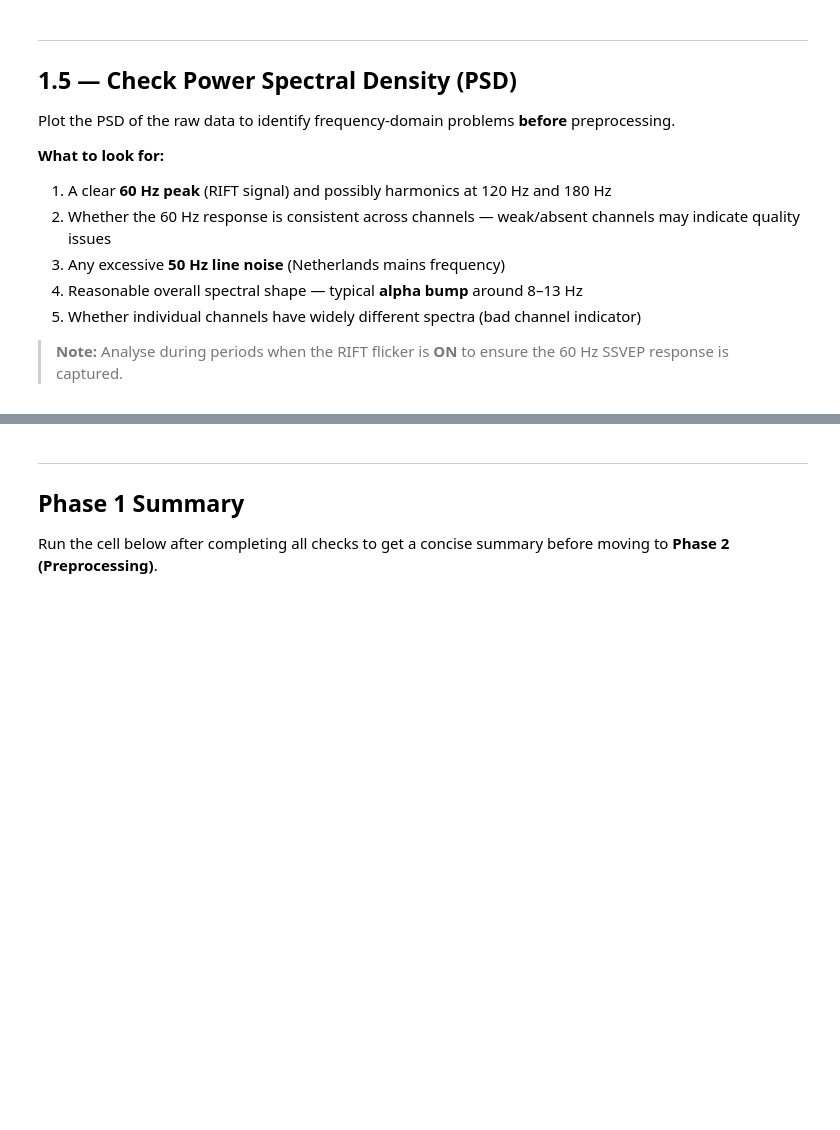
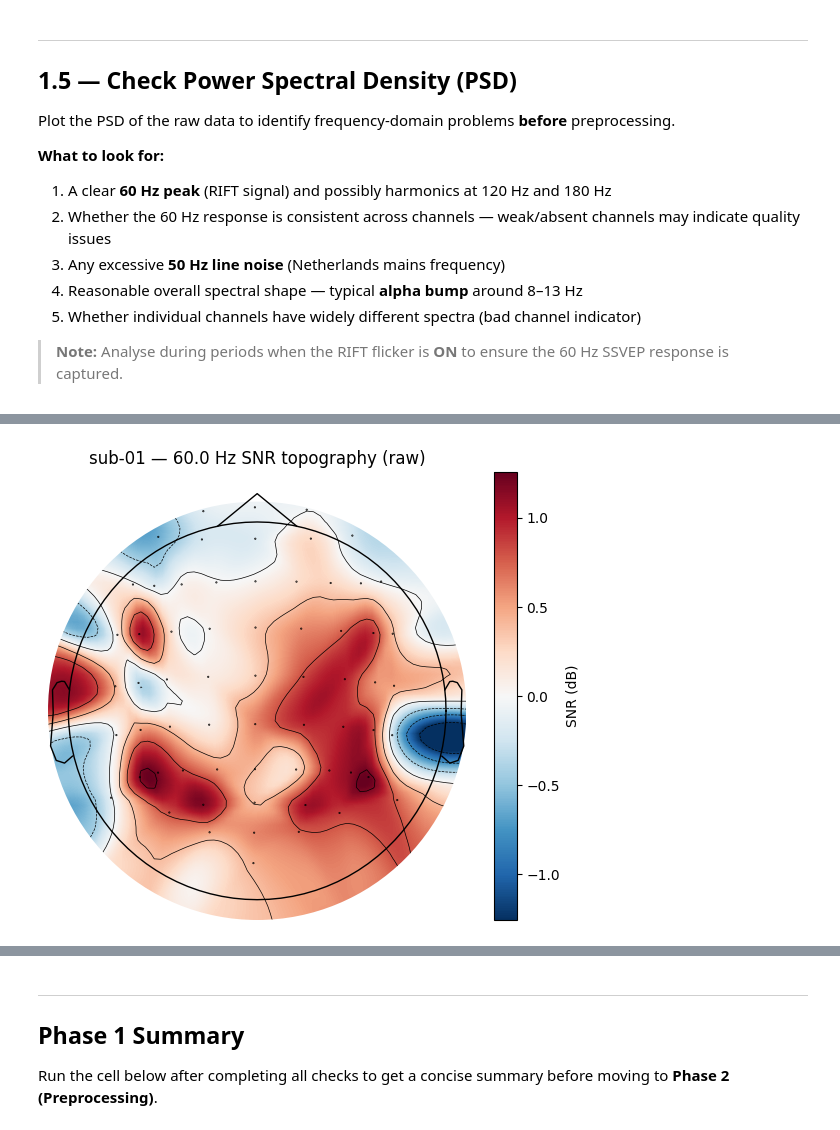
Before and after one commit to ChristosDalamarinis/RIFT-analysis, a Jupyter notebook: rift_analysis.ipynb, the cells around one changed output, grey strips where cells are left out. Drawn from its saved outputs; the diff is of its cells as text; code cells hidden in the pictures; blank space fills up the shorter version.

```diff
--- a/rift_analysis.ipynb
+++ b/rift_analysis.ipynb
@@ -126,7 +142,7 @@ print(f'\nAll {len(raw_dict)} subject(s) loaded.')
 # -- Select subject for inspection --------------------------------------------
 #! Change SUBJECT_IDX to inspect a different subject (0 = first, 1 = second, ...).
 
-SUBJECT_IDX = 2
+SUBJECT_IDX = 1
 
 SUBJECT_ID = subjects[SUBJECT_IDX]['subject_id']
 raw        = raw_dict[SUBJECT_ID]
@@ -201,21 +262,34 @@ re-referencing, and source localization.
 > or digitization file instead of `standard_1020`.
 # %%
 # Assign channel types
-#! Mastoids (EXG5, EXG6) are intentionally left as 'eeg' for re-referencing in Phase 2.
+#
+#! EOG (EXG1-4): labeled as 'eog' so MNE treats them correctly in ICA and artifact detection.
+#
+# UNUSED (EXG7-8): labeled as 'misc' to exclude them from all EEG operations.
+#
+#! MASTOIDS (EXG5-6): intentionally labeled as 'misc' here for two reasons:
+#   1. The standard_1020 montage has no positions for 'EXG5'/'EXG6' (it uses
+#      names like TP9/TP10). Leaving them as 'eeg' would create positionless
+#      EEG channels that silently get excluded from topomaps, making Phase 1
+#      inspection messier than it needs to be.
+#   2. In Phase 1 we are only inspecting — we do not need them in the EEG pool yet.
+#      Keeping them as 'misc' cleanly separates them from the 64 scalp channels
+#      for all Phase 1 checks (raw plots, PSD, topomaps, SNR).
+#
+#! In Phase 2, before re-referencing, they will be reassigned to 'eeg' with
+# set_channel_types() so MNE can use them as the linked-mastoid reference,
+# and then dropped from the data after the reference is applied.
+
 ch_type_map = {}
-ch_type_map.update({ch: 'eog'  for ch in EOG_CHANNELS    if ch in raw.ch_names})
-ch_type_map.update({ch: 'misc' for ch in UNUSED_CHANNELS if ch in raw.ch_names})
+ch_type_map.update({ch: 'eog'  for ch in EOG_CHANNELS     if ch in raw.ch_names})
+ch_type_map.update({ch: 'misc' for ch in MASTOID_CHANNELS if ch in raw.ch_names})
+ch_type_map.update({ch: 'misc' for ch in UNUSED_CHANNELS  if ch in raw.ch_names})
 
 raw.set_channel_types(ch_type_map)
 
 print('Channel types set:')
 for ch, t in ch_type_map.items():
     print(f'  {ch:8s}  ->  {t}')
-print('  EXG5, EXG6  ->  eeg  (mastoids, kept for re-referencing)')
-
-
-
-#`set_channel_types()` only changes the channels you explicitly pass to it.
-# Since `EXG5` and `EXG6` are not included in `ch_type_map`, MNE never receives an instruction to change them,
-# so they keep whatever type they were assigned when the `.bdf` was loaded —
-# which for all `EXG` channels in a Biosemi file is `'eeg'` by default.
+print()
+print('Note: EXG5/EXG6 (mastoids) are temporarily set to misc.')
+print('They will be reassigned to eeg in Phase 2 before re-referencing.')
@@ -355,16 +470,18 @@ for idx in top_idx:
 # %%
 # Topographic map of 60 Hz SNR
 # Expected: highest SNR over occipital/parietal channels (Oz, O1, O2, POz, PO3, PO4)
 
 fig, ax = plt.subplots(figsize=(6, 5))
 im, _   = mne.viz.plot_topomap(
     snr_db,
-    raw.info,
+    psd_full.info,  # raw.info contains all 73 channels
     axes=ax,
     show=False,
     cmap='RdBu_r',
 )
 plt.colorbar(im, ax=ax, label='SNR (dB)')
 ax.set_title(f'{SUBJECT_ID} — {TAGGING_FREQ} Hz SNR topography (raw)')
 plt.tight_layout()
 plt.show()
+# %% [output]
+[figure, added]
```
Also changed, not shown: parts of 18 cells of this notebook.
